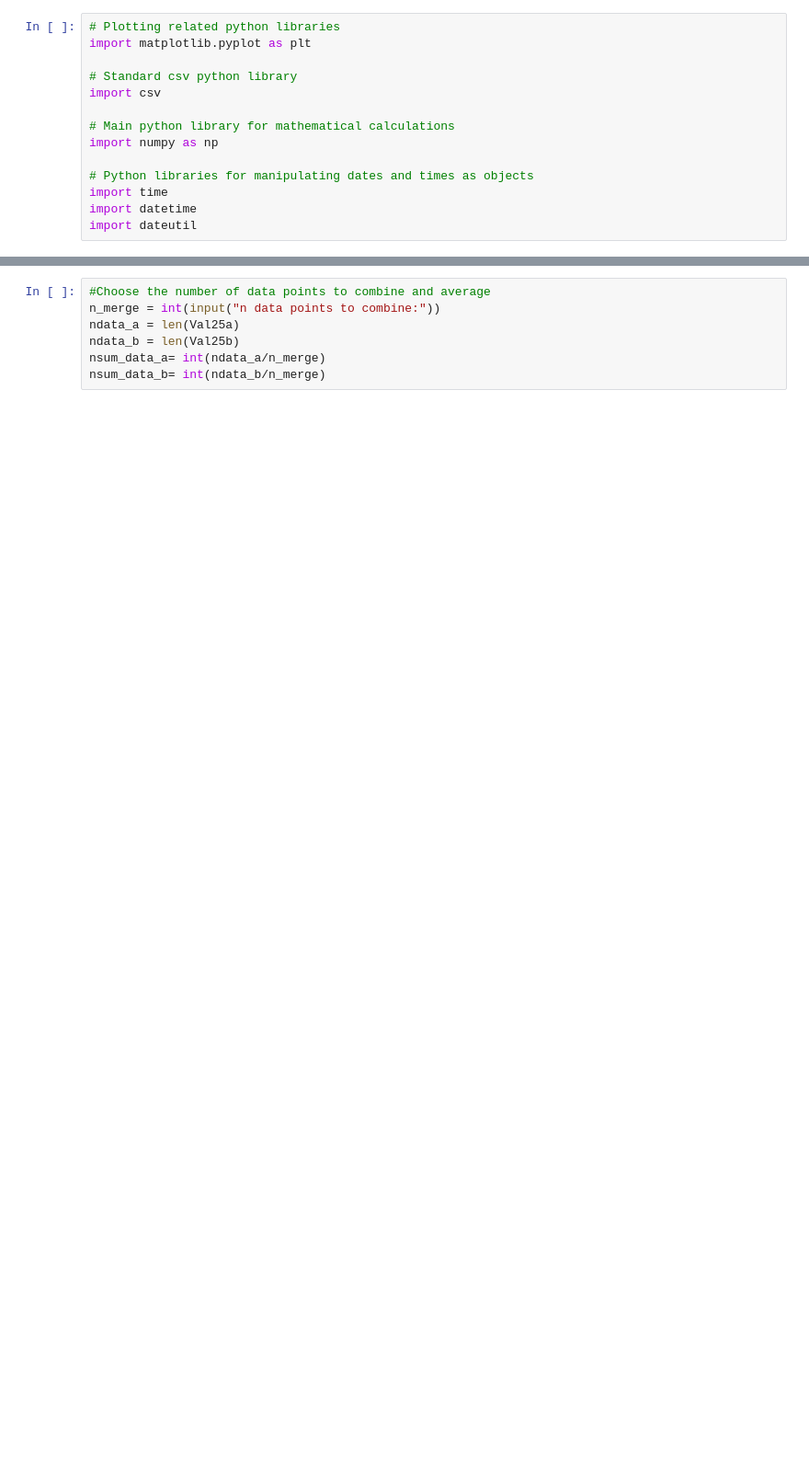
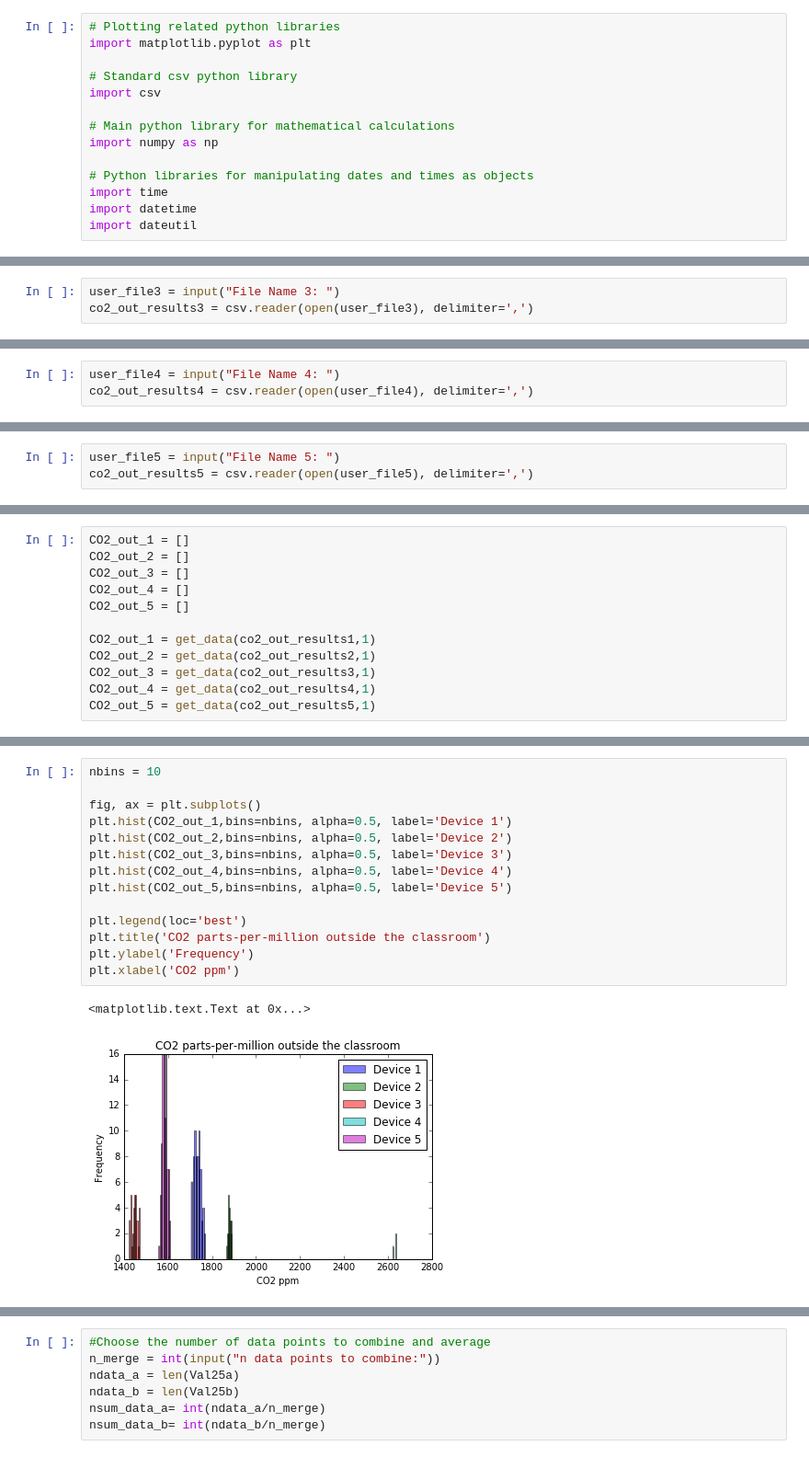
Before and after one commit to likhit2264/dosenet-analysis, a Jupyter notebook: Class Notebooks/Air Quality Activity.ipynb, the cells around one changed output, grey strips where cells are left out. Shown at 92% size. Drawn from its saved outputs; the diff is of its cells as text; blank space fills up the shorter version.

```diff
--- a/Class Notebooks/Air Quality Activity.ipynb
+++ b/Class Notebooks/Air Quality Activity.ipynb
@@ -49,0 +131,3 @@ for r in resultsb:
+# %%
+user_file3 = input("File Name 3: ")
+co2_out_results3 = csv.reader(open(user_file3), delimiter=',')
@@ -49,0 +136,3 @@ for r in resultsb:
+# %%
+user_file4 = input("File Name 4: ")
+co2_out_results4 = csv.reader(open(user_file4), delimiter=',')
@@ -49,0 +141,3 @@ for r in resultsb:
+# %%
+user_file5 = input("File Name 5: ")
+co2_out_results5 = csv.reader(open(user_file5), delimiter=',')
@@ -49,0 +146,12 @@ for r in resultsb:
+# %%
+CO2_out_1 = []
+CO2_out_2 = []
+CO2_out_3 = []
+CO2_out_4 = []
+CO2_out_5 = []
+
+CO2_out_1 = get_data(co2_out_results1,1)
+CO2_out_2 = get_data(co2_out_results2,1)
+CO2_out_3 = get_data(co2_out_results3,1)
+CO2_out_4 = get_data(co2_out_results4,1)
+CO2_out_5 = get_data(co2_out_results5,1)
@@ -49,0 +170,17 @@ for r in resultsb:
+# %%
+nbins = 10
+
+fig, ax = plt.subplots()
+plt.hist(CO2_out_1,bins=nbins, alpha=0.5, label='Device 1')
+plt.hist(CO2_out_2,bins=nbins, alpha=0.5, label='Device 2')
+plt.hist(CO2_out_3,bins=nbins, alpha=0.5, label='Device 3')
+plt.hist(CO2_out_4,bins=nbins, alpha=0.5, label='Device 4')
+plt.hist(CO2_out_5,bins=nbins, alpha=0.5, label='Device 5')
+
+plt.legend(loc='best')
+plt.title('CO2 parts-per-million outside the classroom')
+plt.ylabel('Frequency')
+plt.xlabel('CO2 ppm')
+# %% [output]
+<matplotlib.text.Text at 0x...>
+[figure, added]
```
Also changed, not shown: parts of 56 cells of this notebook.
